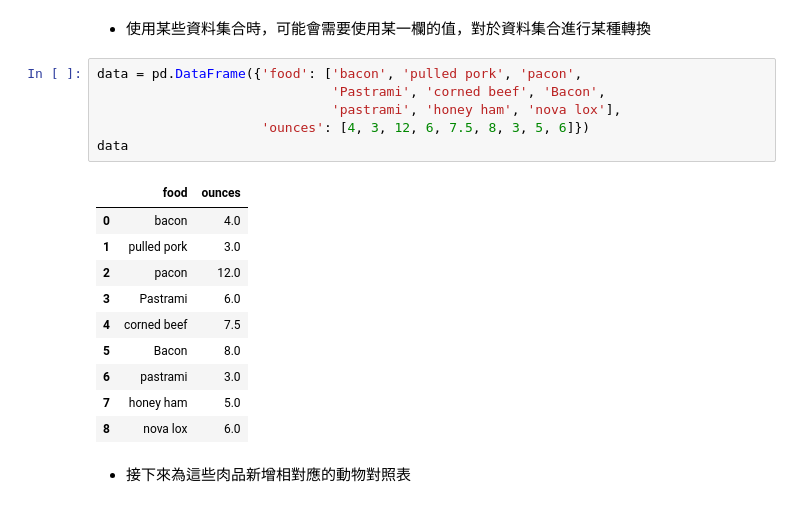
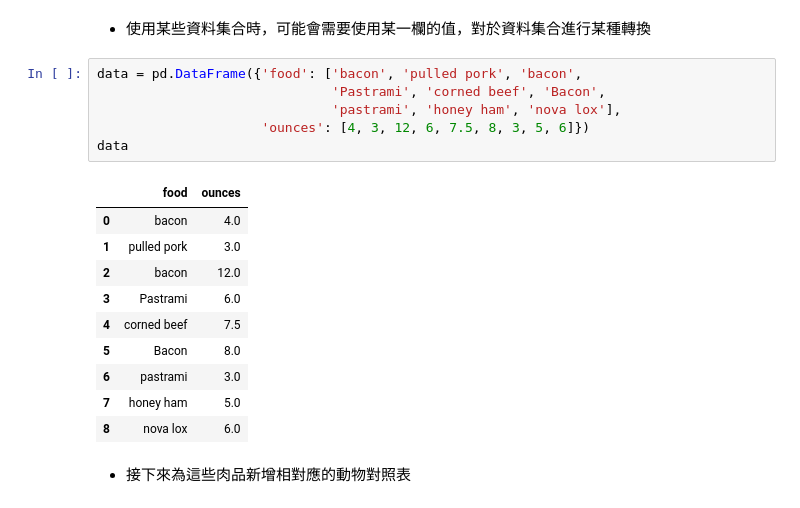
Before and after one commit to VanLinLin/practice-file, a Jupyter notebook: Python資料分析(Ch7).ipynb, the cells around one changed output. Saved outputs shown, nothing was run; the diff lists cells and outputs as text.

```diff
--- a/Python資料分析(Ch7).ipynb
+++ b/Python資料分析(Ch7).ipynb
@@ -388,16 +388,16 @@ data.drop_duplicates(['k1', 'k2'], keep='last')
 # %% [markdown]
 * 使用某些資料集合時，可能會需要使用某一欄的值，對於資料集合進行某種轉換
 # %%
-data = pd.DataFrame({'food': ['bacon', 'pulled pork', 'pacon',
+data = pd.DataFrame({'food': ['bacon', 'pulled pork', 'bacon',
                               'Pastrami', 'corned beef', 'Bacon',
                               'pastrami', 'honey ham', 'nova lox'],
                      'ounces': [4, 3, 12, 6, 7.5, 8, 3, 5, 6]})
 data
 # %% [output]
 |  | food | ounces |
 | 0 | bacon | 4.0 |
 | 1 | pulled pork | 3.0 |
-| 2 | pacon | 12.0 |
+| 2 | bacon | 12.0 |
 | 3 | Pastrami | 6.0 |
 | 4 | corned beef | 7.5 |
 | 5 | Bacon | 8.0 |
```
Also changed, not shown: parts of 32 cells of this notebook.
